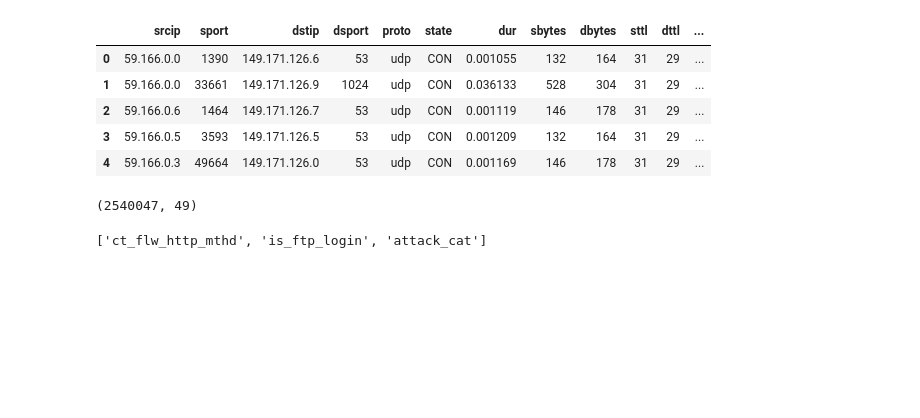
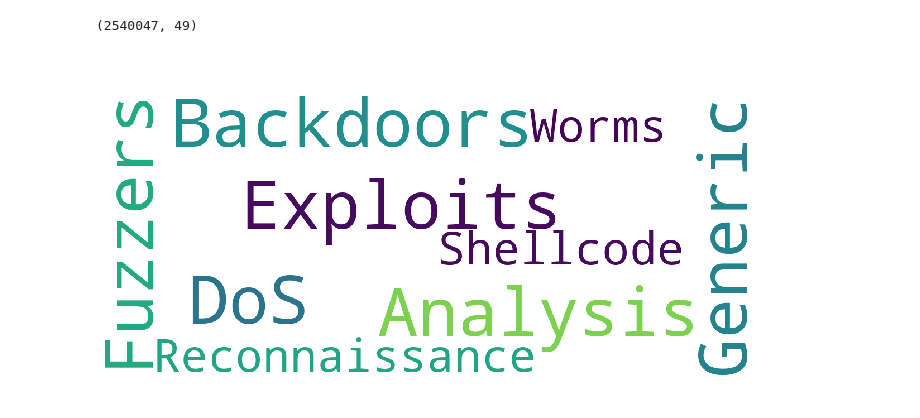
Before and after one commit to Shravya-Uchil/CMPE255-Project, a Jupyter notebook: Network Anomaly Detection.ipynb, the cells around one changed output. Cells and saved outputs as stored; diff of their text form; code cells hidden in the pictures; blank space fills up the shorter version.

```diff
--- a/Network Anomaly Detection.ipynb
+++ b/Network Anomaly Detection.ipynb
@@ -74,15 +28,4 @@ df_list = [dataframe1,dataframe2,dataframe3,dataframe4]
 for df in df_list:
     name = [v.lower() for k, v in enumerate(column_attributes)]
     df.columns = name
-# %%
-# sample result rows after renaming columns
-
-dataframe1[0:5]
-# %% [output]
-|  | srcip | sport | dstip | dsport | proto | state | dur | sbytes | dbytes | sttl | dttl | ... |
-| 0 | 59.166.0.0 | 1390 | 149.171.126.6 | 53 | udp | CON | 0.001055 | 132 | 164 | 31 | 29 | ... |
-| 1 | 59.166.0.0 | 33661 | 149.171.126.9 | 1024 | udp | CON | 0.036133 | 528 | 304 | 31 | 29 | ... |
-| 2 | 59.166.0.6 | 1464 | 149.171.126.7 | 53 | udp | CON | 0.001119 | 146 | 178 | 31 | 29 | ... |
-| 3 | 59.166.0.5 | 3593 | 149.171.126.5 | 53 | udp | CON | 0.001209 | 132 | 164 | 31 | 29 | ... |
-| 4 | 59.166.0.3 | 49664 | 149.171.126.0 | 53 | udp | CON | 0.001169 | 146 | 178 | 31 | 29 | ... |
 # %%
@@ -99,9 +42,36 @@ del dataframe1
 del dataframe2
 del dataframe3
 del dataframe4
-# %%
-# Get columns that have null values
-
-dataset.columns[dataset.isna().any()].tolist()
-# %% [output]
-['ct_flw_http_mthd', 'is_ftp_login', 'attack_cat']
+# %%
+# Function to show the different attack cateegories present in the dataset
+
+stopwords = set(STOPWORDS)
+def show_wordcloud(data, title = None):
+
+    attack_catgs = data.loc[:,'attack_cat'].replace('Backdoor','Backdoors', regex=False)
+    attack_catgs = attack_catgs.dropna().to_numpy()
+    attack_catgs = [x.strip(' ') for x in attack_catgs]
+    attack_catgs = np.unique(attack_catgs)
+    text = " ".join(str(item) for item in attack_catgs)
+    wordcloud = WordCloud(
+        background_color='white',
+        collocations=False,
+        stopwords=stopwords,
+        max_words=200,
+        max_font_size=40,
+        scale=3,
+        random_state=1 # chosen at random by flipping a coin; it was heads
+    ).generate(text)
+
+    fig = plt.figure(1, figsize=(12, 12))
+    plt.axis('off')
+    if title:
+        fig.suptitle(title, fontsize=20)
+        fig.subplots_adjust(top=2.3)
+
+    plt.imshow(wordcloud)
+    plt.show()
+
+show_wordcloud(dataset)
+# %% [output]
+[figure, added]
```
Also changed, not shown: parts of 28 cells of this notebook.
